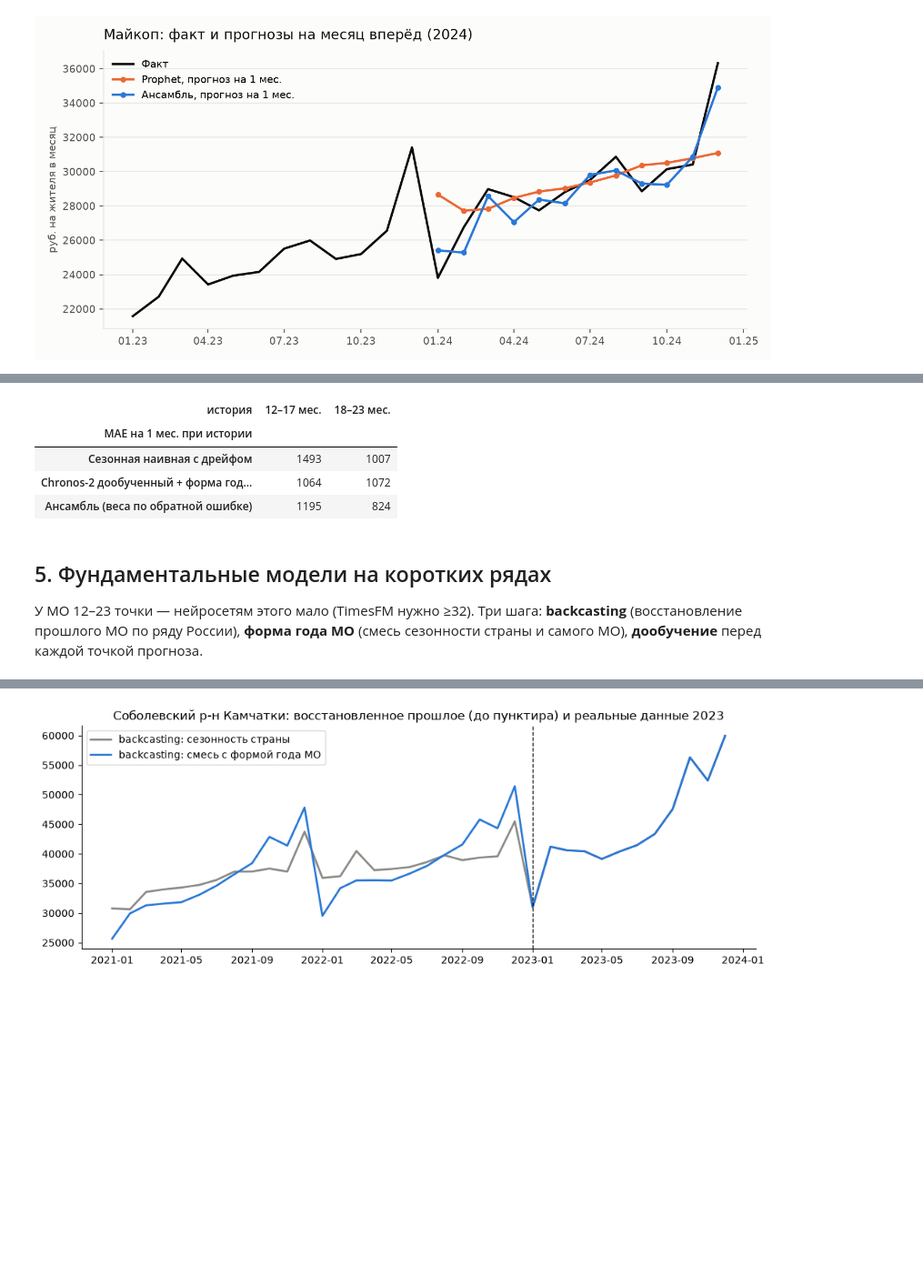
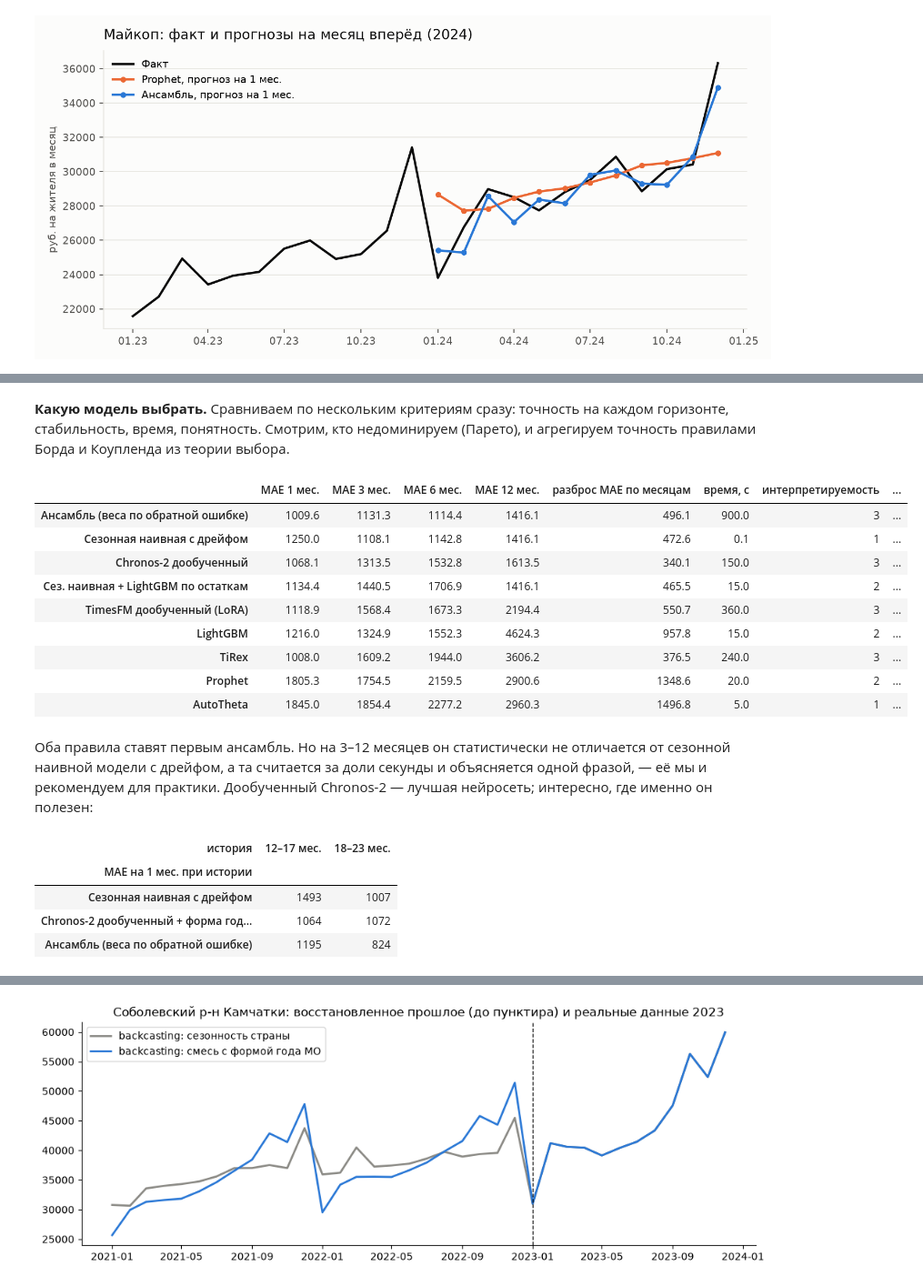
Before and after one commit to ruslankoleso/sberindex-forecast-shocks, a Jupyter notebook: notebooks/solution.ipynb, the cells around one changed output, grey strips where cells are left out. Shown at 91% size. Cells and saved outputs as stored; diff of their text form; code cells hidden in the pictures; blank space fills up the shorter version.

```diff
--- a/notebooks/solution.ipynb
+++ b/notebooks/solution.ipynb
@@ -156,3 +175,20 @@ Image("reports/figures/02_example_forecast.png")
+# %% [markdown]
+**Какую модель выбрать.** Сравниваем по нескольким критериям сразу: точность на каждом горизонте, стабильность, время, понятность. Смотрим, кто недоминируем (Парето), и агрегируем точность правилами Борда и Коупленда из теории выбора.
+# %%
+pd.read_csv("data/interim/selection_models.csv", index_col=0)
+# %% [output]
+|  | MAE 1 мес. | MAE 3 мес. | MAE 6 мес. | MAE 12 мес. | разброс MAE по месяцам | время, с | интерпретируемость | ... |
+| Ансамбль (веса по обратной ошибке) | 1009.6 | 1131.3 | 1114.4 | 1416.1 | 496.1 | 900.0 | 3 | ... |
+| Сезонная наивная с дрейфом | 1250.0 | 1108.1 | 1142.8 | 1416.1 | 472.6 | 0.1 | 1 | ... |
+| Chronos-2 дообученный | 1068.1 | 1313.5 | 1532.8 | 1613.5 | 340.1 | 150.0 | 3 | ... |
+| Сез. наивная + LightGBM по остаткам | 1134.4 | 1440.5 | 1706.9 | 1416.1 | 465.5 | 15.0 | 2 | ... |
+| TimesFM дообученный (LoRA) | 1118.9 | 1568.4 | 1673.3 | 2194.4 | 550.7 | 360.0 | 3 | ... |
+| LightGBM | 1216.0 | 1324.9 | 1552.3 | 4624.3 | 957.8 | 15.0 | 2 | ... |
+| TiRex | 1008.0 | 1609.2 | 1944.0 | 3606.2 | 376.5 | 240.0 | 3 | ... |
+| Prophet | 1805.3 | 1754.5 | 2159.5 | 2900.6 | 1348.6 | 20.0 | 2 | ... |
+| AutoTheta | 1845.0 | 1854.4 | 2277.2 | 2960.3 | 1496.8 | 5.0 | 1 | ... |
+# %% [markdown]
+Оба правила ставят первым ансамбль. Но на 3–12 месяцев он статистически не отличается от сезонной наивной модели с дрейфом, а та считается за доли секунды и объясняется одной фразой, — её мы и рекомендуем для практики. Дообученный Chronos-2 — лучшая нейросеть; интересно, где именно он полезен:
 # %%
 rows = []
 for m in ["snaive_natg", "chronos2_ft_mix", "ens_inv_mae"]:
@@ -166,6 +202,3 @@ pd.concat(rows, axis=1).round(0).astype(int).T.rename_axis("MAE на 1 мес.
 | Сезонная наивная с дрейфом | 1493 | 1007 |
 | Chronos-2 дообученный + форма год... | 1064 | 1072 |
 | Ансамбль (веса по обратной ошибке) | 1195 | 824 |
-# %% [markdown]
-## 5. Фундаментальные модели на коротких рядах
-У МО 12–23 точки — нейросетям этого мало (TimesFM нужно ≥32). Три шага: **backcasting** (восстановление прошлого МО по ряду России), **форма года МО** (смесь сезонности страны и самого МО), **дообучение** перед каждой точкой прогноза.
```
Also changed, not shown: parts of 33 cells of this notebook, 4 other files.
